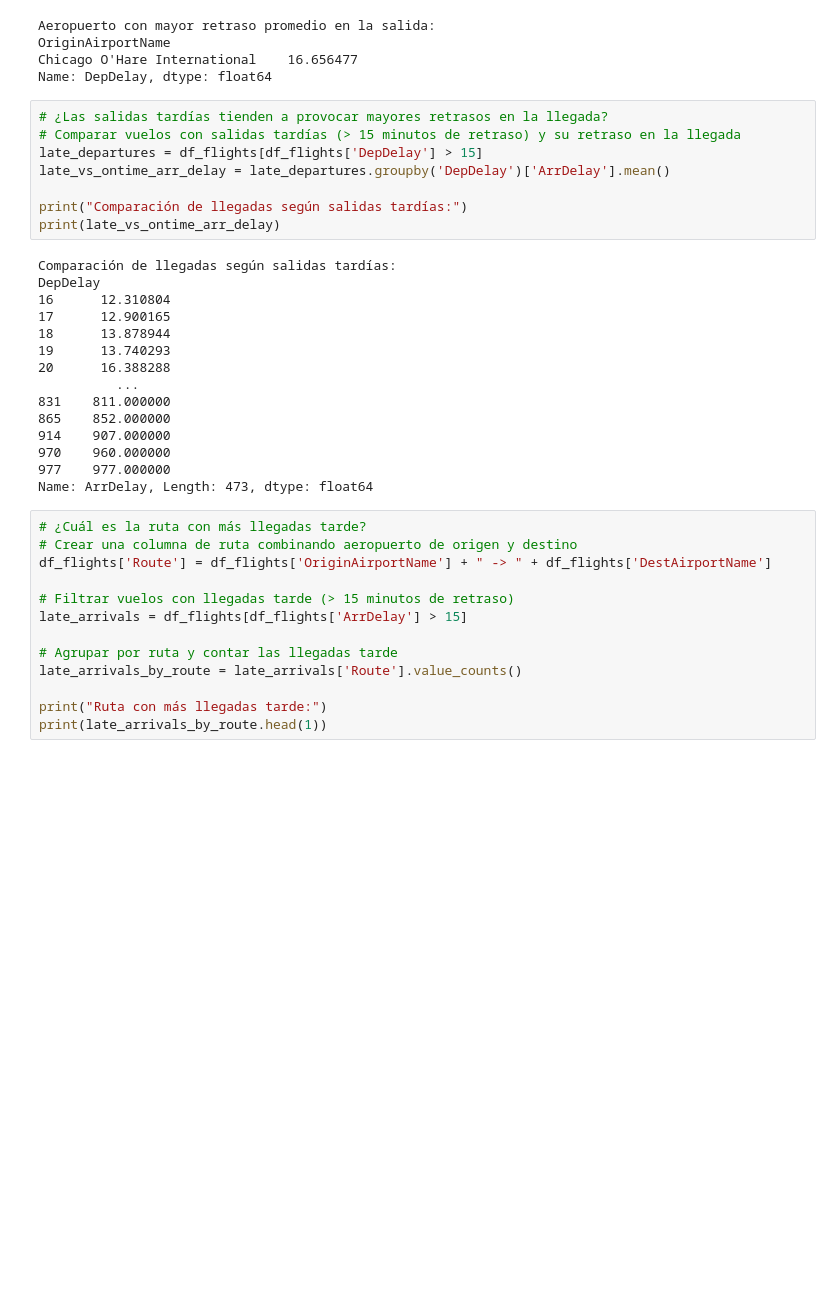
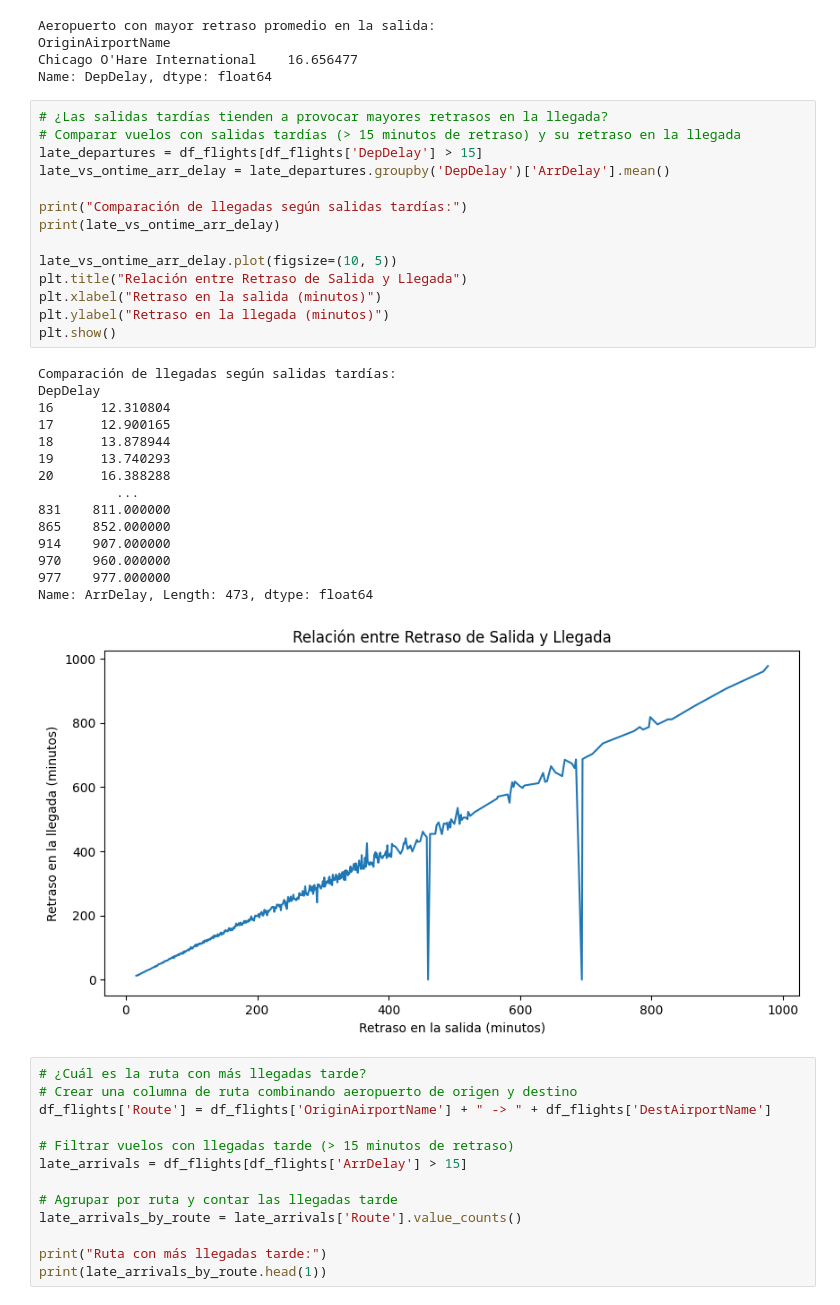
Before and after one commit to Gael-M0/VG2024-2025, a Jupyter notebook: Examen Primer Parcial/Pandas_Flights_Challenge.ipynb, the cells around one changed output. Drawn from its saved outputs; the diff is of its cells as text; blank space fills up the shorter version.

```diff
--- a/Examen Primer Parcial/Pandas_Flights_Challenge.ipynb
+++ b/Examen Primer Parcial/Pandas_Flights_Challenge.ipynb
@@ -203,26 +203,33 @@ Name: DepDelay, dtype: float64
 # %%
 # ¿Las salidas tardías tienden a provocar mayores retrasos en la llegada?
 # Comparar vuelos con salidas tardías (> 15 minutos de retraso) y su retraso en la llegada
 late_departures = df_flights[df_flights['DepDelay'] > 15]
 late_vs_ontime_arr_delay = late_departures.groupby('DepDelay')['ArrDelay'].mean()
 
 print("Comparación de llegadas según salidas tardías:")
 print(late_vs_ontime_arr_delay)
+
+late_vs_ontime_arr_delay.plot(figsize=(10, 5))
+plt.title("Relación entre Retraso de Salida y Llegada")
+plt.xlabel("Retraso en la salida (minutos)")
+plt.ylabel("Retraso en la llegada (minutos)")
+plt.show()
 # %% [output]
 Comparación de llegadas según salidas tardías:
 DepDelay
 16      12.310804
 17      12.900165
 18      13.878944
 19      13.740293
 20      16.388288
           ...
 831    811.000000
 865    852.000000
 914    907.000000
 970    960.000000
 977    977.000000
 Name: ArrDelay, Length: 473, dtype: float64
+[figure, added]
 # %%
 # ¿Cuál es la ruta con más llegadas tarde?
 # Crear una columna de ruta combinando aeropuerto de origen y destino
```
Also changed, not shown: parts of 5 cells of this notebook.
